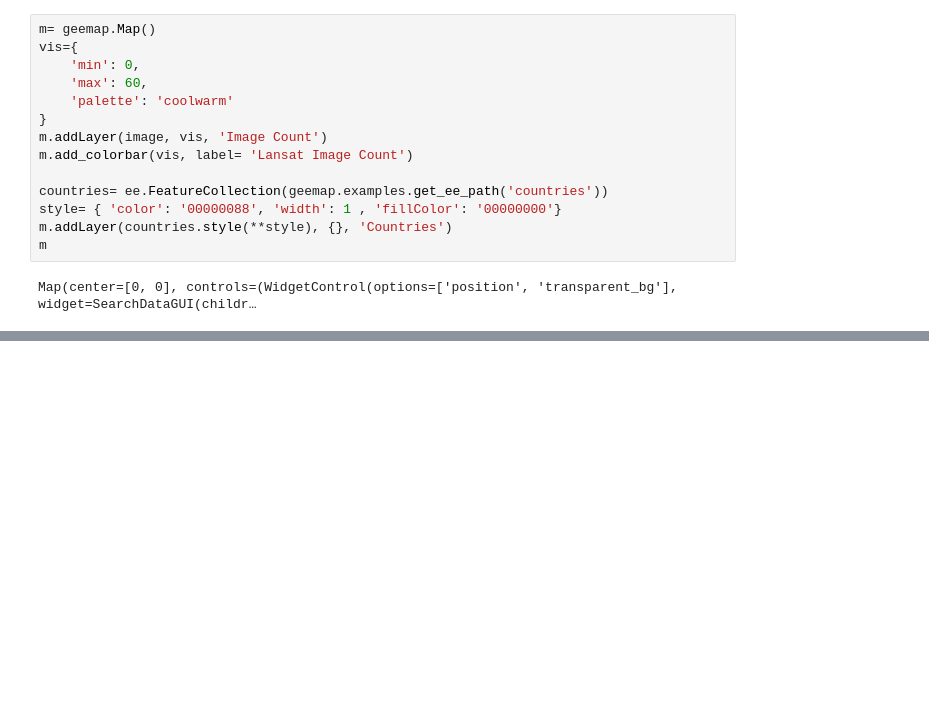
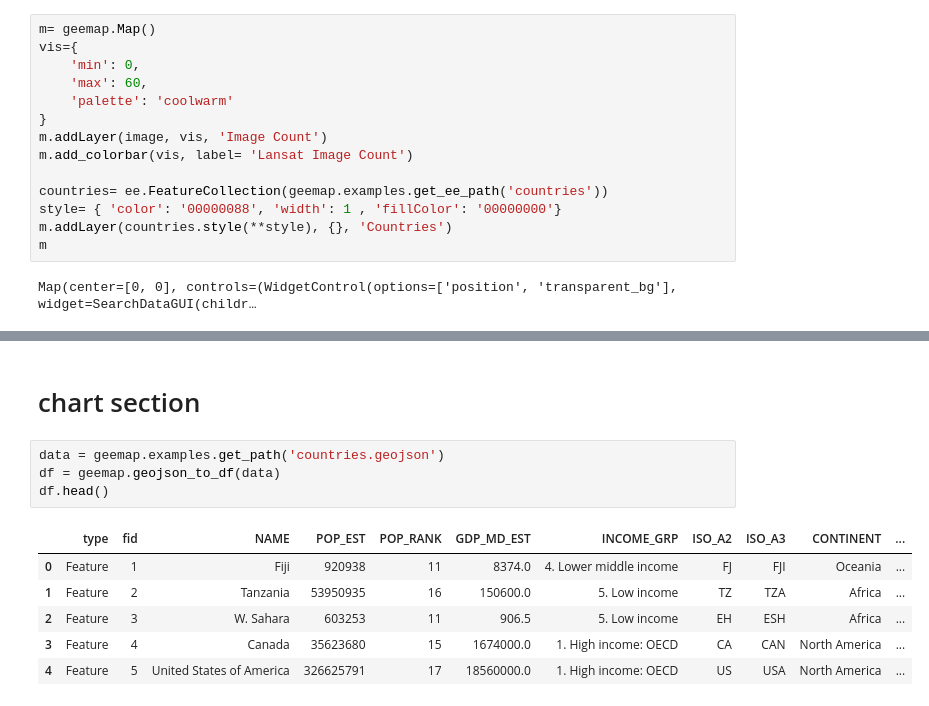
Before and after one commit to zyang91/spatial_data_management, a Jupyter notebook: notes/lecture17.ipynb, the cells around one changed output, grey strips where cells are left out. Drawn from its saved outputs; the diff is of its cells as text; blank space fills up the shorter version.

Commit message:
updated chart

```diff
--- a/notes/lecture17.ipynb
+++ b/notes/lecture17.ipynb
@@ -31,0 +64,13 @@ Map(center=[0, 0], controls=(WidgetControl(options=['position', 'transparent_bg'
+# %% [markdown]
+# chart section
+# %%
+data = geemap.examples.get_path('countries.geojson')
+df = geemap.geojson_to_df(data)
+df.head()
+# %% [output]
+|  | type | fid | NAME | POP_EST | POP_RANK | GDP_MD_EST | INCOME_GRP | ISO_A2 | ISO_A3 | CONTINENT | ... |
+| 0 | Feature | 1 | Fiji | 920938 | 11 | 8374.0 | 4. Lower middle income | FJ | FJI | Oceania | ... |
+| 1 | Feature | 2 | Tanzania | 53950935 | 16 | 150600.0 | 5. Low income | TZ | TZA | Africa | ... |
+| 2 | Feature | 3 | W. Sahara | 603253 | 11 | 906.5 | 5. Low income | EH | ESH | Africa | ... |
+| 3 | Feature | 4 | Canada | 35623680 | 15 | 1674000.0 | 1. High income: OECD | CA | CAN | North America | ... |
+| 4 | Feature | 5 | United States of America | 326625791 | 17 | 18560000.0 | 1. High income: OECD | US | USA | North America | ... |
```
Also changed, not shown: parts of 7 cells of this notebook.
